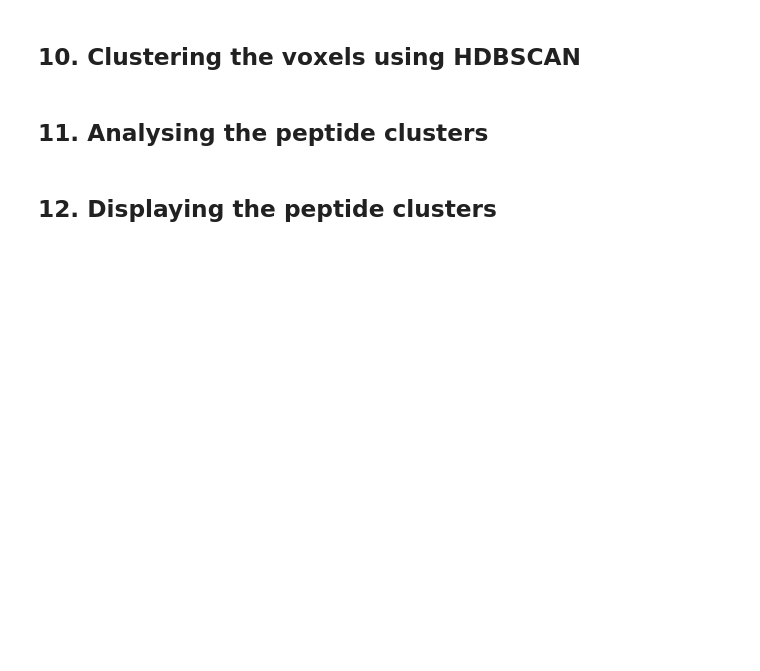
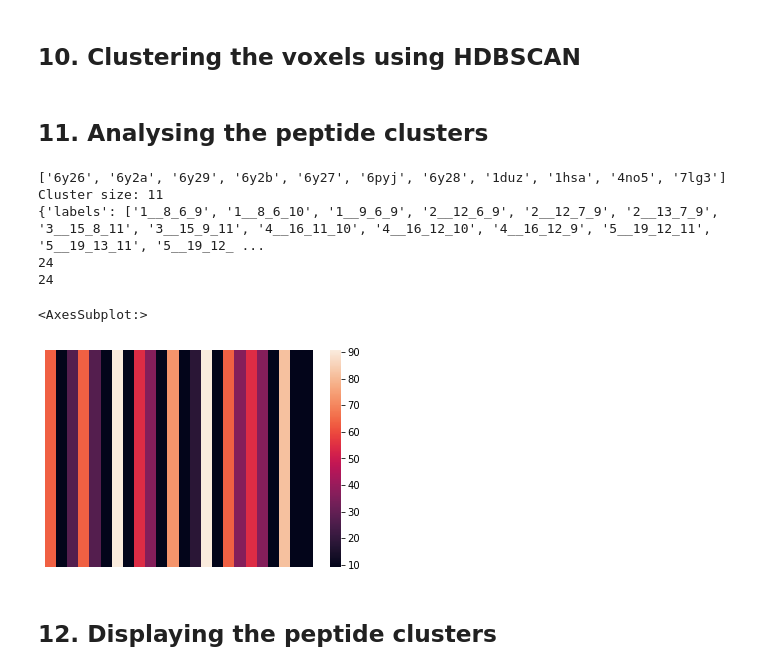
Before and after one commit to histofyi/voxels, a Jupyter notebook: Voxel generation and analysis.ipynb, the cells around one changed output. Saved outputs shown, nothing was run; the diff lists cells and outputs as text; code cells hidden in the pictures; blank space fills up the shorter version.

Commit message:
Work in progress on showing cluster voxel useage heatmap

```diff
--- a/Voxel generation and analysis.ipynb
+++ b/Voxel generation and analysis.ipynb
@@ -298,6 +297,8 @@ print (f"{structure_count} structures were processed. {download_count} structure
 ## 7. Processing the structures (finding the occupied voxels)
 # %%
 voxelized_structures = []
+
+all_structure_voxels = {}
 
 # iterate through the test PDB codes
 for pdb_code in pdb_code_list:
@@ -320,6 +321,8 @@ for pdb_code in pdb_code_list:
             json.dump(voxel_data, filehandle, indent=4)
         voxelized_structures.append(pdb_code)
 
+        all_structure_voxels[pdb_code] = structure_voxels
+
 print (f"{len(voxelized_structures)} structures were processed and saved to {voxel_set_filepath}")
 # %% [output]
 332 structures were processed and saved to output/voxel_sets/e91d9bdc62da8457549cfbeed4c2b0aa
@@ -337,6 +340,68 @@ print (f"{len(voxelized_structures)} structures were processed and saved to {vox
 ## 11. Analysing the peptide clusters
 # %%
 # TODO work on this section
+
+voxel_map_hash = 'e91d9bdc62da8457549cfbeed4c2b0aa'
+
+used_voxels = json.load(open(f"output/voxel_sets/{voxel_map_hash}/used_voxels.json", 'r'))
+
+clusters = json.load(open(f"output/clusters/{voxel_map_hash}__3__5_6.json", 'r'))
+
+import seaborn as sns
+import pandas as pd
+
+cluster = clusters['10']
+
+print (cluster)
+
+cluster_size = len(cluster)
+
+print (f"Cluster size: {cluster_size}")
+cluster_voxel_useage = {}
+
+voxel_frame = {'labels': [], 'useage': []}
+
+for pdb_code in cluster:
+    voxel_labels = [all_structure_voxels[pdb_code][position]['voxel_label'] for position in  all_structure_voxels[pdb_code]]
+
+    p =  1
+    for voxel_label in voxel_labels:
+        if not p in cluster_voxel_useage:
+            cluster_voxel_useage[p] = {}
+
+        if not voxel_label in cluster_voxel_useage[p]:
+            cluster_voxel_useage[p][voxel_label] = {'count': 0, 'percentage': 0}
+        cluster_voxel_useage[p][voxel_label]['count'] += 1
+        p += 1
+
+for position in cluster_voxel_useage:
+    for voxel_label in cluster_voxel_useage[position]:
+        voxel_frame['labels'].append(f"{position}__{voxel_label}")
+        cluster_voxel_useage[position][voxel_label]['percentage'] = round(cluster_voxel_useage[position][voxel_label]['count'] / cluster_size * 100, 2)
+        voxel_frame['useage'].append(cluster_voxel_useage[position][voxel_label]['percentage'])
+
+
+
+print (voxel_frame)
+
+
+print (len(voxel_frame['labels']))
+print (len(voxel_frame['useage']))
+
+dataframe = pd.DataFrame.from_dict(voxel_frame)
+
+dataframe.shape
+
+
+sns.heatmap(dataframe['useage'].values.reshape(1, -1), cmap='rocket', cbar=True, xticklabels=False, yticklabels=False)
+# %% [output]
+['6y26', '6y2a', '6y29', '6y2b', '6y27', '6pyj', '6y28', '1duz', '1hsa', '4no5', '7lg3']
+Cluster size: 11
+{'labels': ['1__8_6_9', '1__8_6_10', '1__9_6_9', '2__12_6_9', '2__12_7_9', '2__13_7_9', '3__15_8_11', '3__15_9_11', '4__16_11_10', '4__16_12_10', '4__16_12_9', '5__19_12_11', '5__19_13_11', '5__19_12_ ...
+24
+24
+<AxesSubplot:>
+[figure, added]
 # %% [markdown]
 ## 12. Displaying the peptide clusters
 # %%
```
Also changed, not shown: parts of 3 cells of this notebook.
